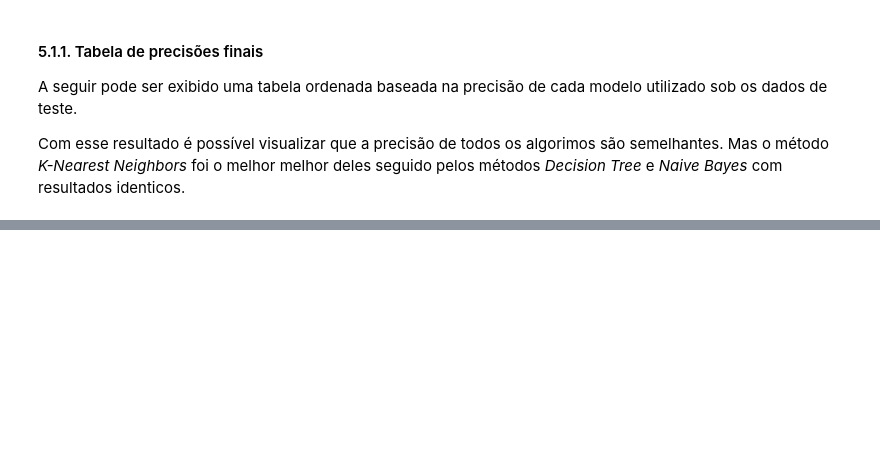
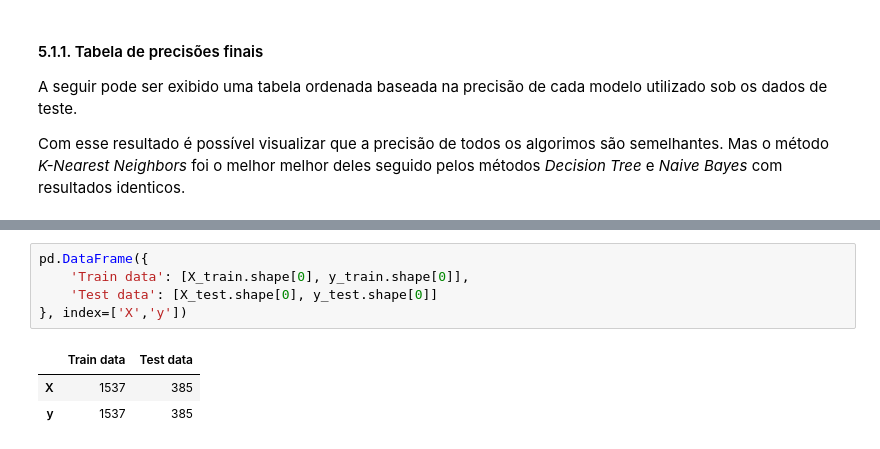
Before and after one commit to joaofavoretti/formula-1-result-predict, a Jupyter notebook: f1.ipynb, the cells around one changed output, grey strips where cells are left out. Saved outputs shown, nothing was run; the diff lists cells and outputs as text; blank space fills up the shorter version.

```diff
--- a/f1.ipynb
+++ b/f1.ipynb
@@ -647,0 +674,9 @@ plt.show()
+# %%
+pd.DataFrame({
+    'Train data': [X_train.shape[0], y_train.shape[0]],
+    'Test data': [X_test.shape[0], y_test.shape[0]]
+}, index=['X','y'])
+# %% [output]
+|  | Train data | Test data |
+| X | 1537 | 385 |
+| y | 1537 | 385 |
```
Also changed, not shown: parts of 18 cells of this notebook.
